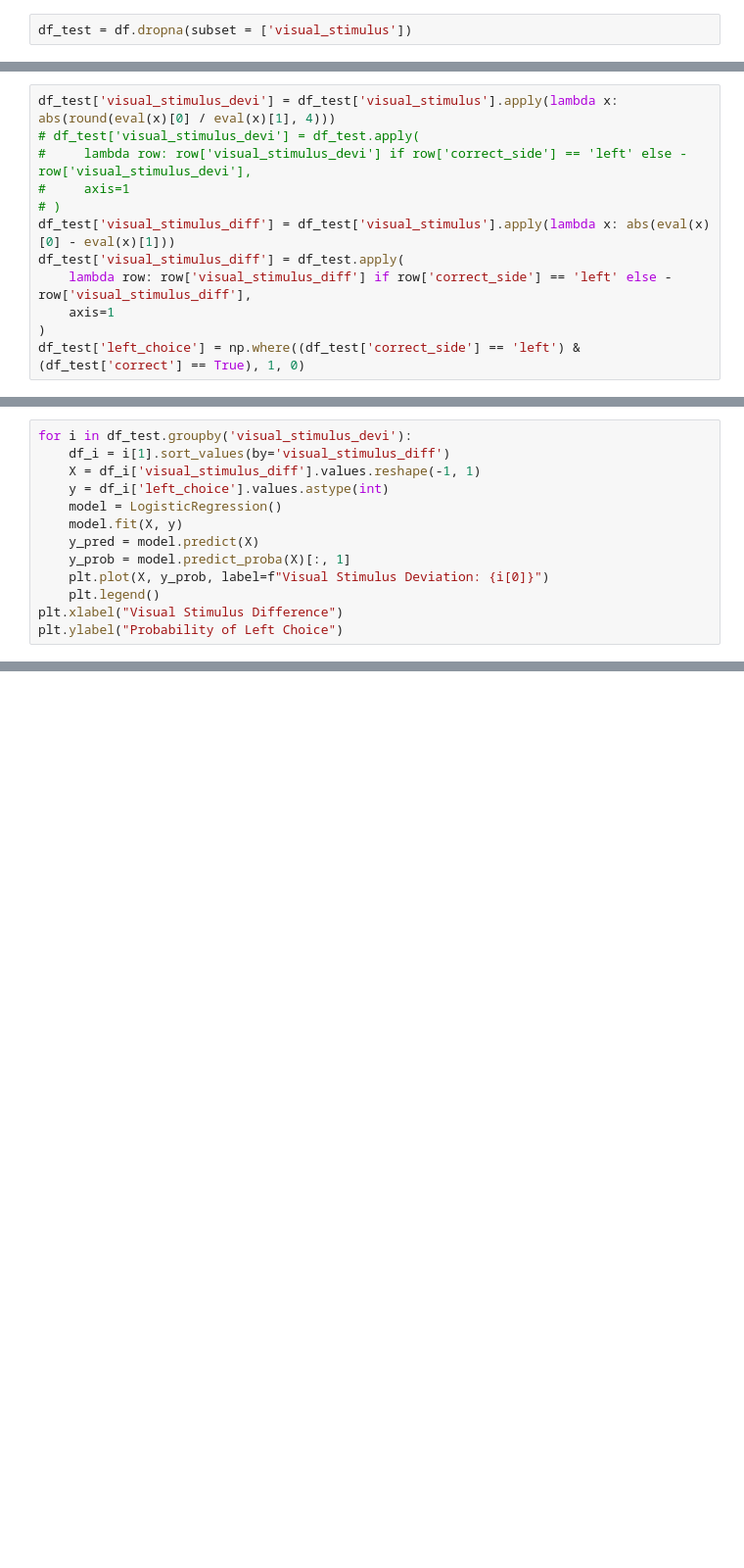
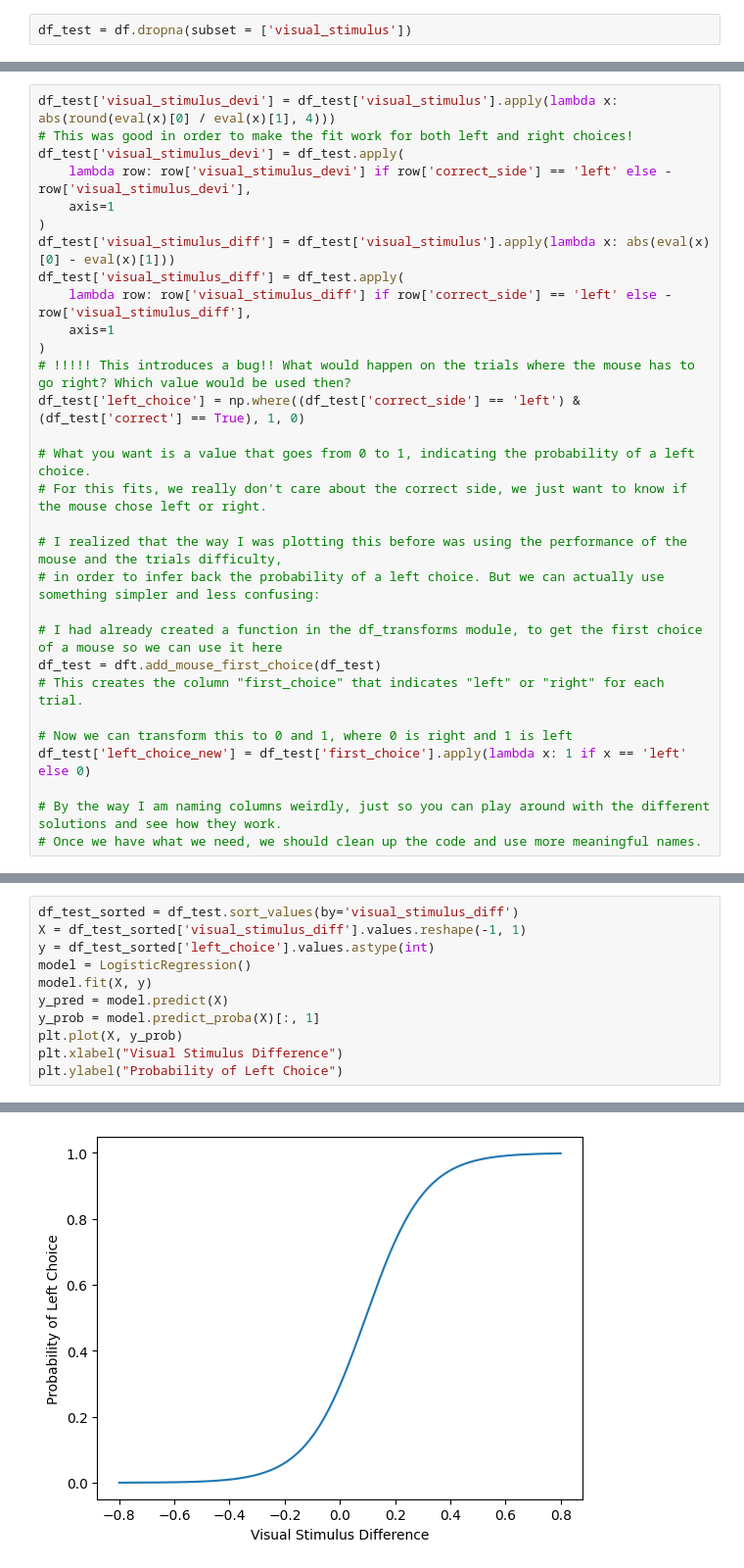
Before and after one commit to LearningCircuitsLab/lecilab-behavior-analysis, a Jupyter notebook: lecilab_behavior_analysis/plot_testing.ipynb, the cells around one changed output, grey strips where cells are left out. Shown at 98% size. Drawn from its saved outputs; the diff is of its cells as text; blank space fills up the shorter version.

```diff
--- a/lecilab_behavior_analysis/plot_testing.ipynb
+++ b/lecilab_behavior_analysis/plot_testing.ipynb
@@ -107,12 +112,30 @@ df_test = df.dropna(subset = ['visual_stimulus'])
 # %%
 df_test['visual_stimulus_devi'] = df_test['visual_stimulus'].apply(lambda x: abs(round(eval(x)[0] / eval(x)[1], 4)))
-# df_test['visual_stimulus_devi'] = df_test.apply(
-#     lambda row: row['visual_stimulus_devi'] if row['correct_side'] == 'left' else -row['visual_stimulus_devi'],
-#     axis=1
-# )
+# This was good in order to make the fit work for both left and right choices!
+df_test['visual_stimulus_devi'] = df_test.apply(
+    lambda row: row['visual_stimulus_devi'] if row['correct_side'] == 'left' else -row['visual_stimulus_devi'],
+    axis=1
+)
 df_test['visual_stimulus_diff'] = df_test['visual_stimulus'].apply(lambda x: abs(eval(x)[0] - eval(x)[1]))
 df_test['visual_stimulus_diff'] = df_test.apply(
     lambda row: row['visual_stimulus_diff'] if row['correct_side'] == 'left' else -row['visual_stimulus_diff'],
     axis=1
 )
+# !!!!! This introduces a bug!! What would happen on the trials where the mouse has to go right? Which value would be used then?
 df_test['left_choice'] = np.where((df_test['correct_side'] == 'left') & (df_test['correct'] == True), 1, 0)
+
+# What you want is a value that goes from 0 to 1, indicating the probability of a left choice.
+# For this fits, we really don't care about the correct side, we just want to know if the mouse chose left or right.
+
+# I realized that the way I was plotting this before was using the performance of the mouse and the trials difficulty,
+# in order to infer back the probability of a left choice. But we can actually use something simpler and less confusing:
+
+# I had already created a function in the df_transforms module, to get the first choice of a mouse so we can use it here
+df_test = dft.add_mouse_first_choice(df_test)
+# This creates the column "first_choice" that indicates "left" or "right" for each trial.
+
+# Now we can transform this to 0 and 1, where 0 is right and 1 is left
+df_test['left_choice_new'] = df_test['first_choice'].apply(lambda x: 1 if x == 'left' else 0)
+
+# By the way I am naming columns weirdly, just so you can play around with the different solutions and see how they work.
+# Once we have what we need, we should clean up the code and use more meaningful names.
@@ -153,14 +142,12 @@ Text(0, 0.5, 'Probability of Left Choice')
 # %%
-for i in df_test.groupby('visual_stimulus_devi'):
-    df_i = i[1].sort_values(by='visual_stimulus_diff')
-    X = df_i['visual_stimulus_diff'].values.reshape(-1, 1)
-    y = df_i['left_choice'].values.astype(int)
-    model = LogisticRegression()
-    model.fit(X, y)
-    y_pred = model.predict(X)
-    y_prob = model.predict_proba(X)[:, 1]
-    plt.plot(X, y_prob, label=f"Visual Stimulus Deviation: {i[0]}")
-    plt.legend()
+df_test_sorted = df_test.sort_values(by='visual_stimulus_diff')
+X = df_test_sorted['visual_stimulus_diff'].values.reshape(-1, 1)
+y = df_test_sorted['left_choice'].values.astype(int)
+model = LogisticRegression()
+model.fit(X, y)
+y_pred = model.predict(X)
+y_prob = model.predict_proba(X)[:, 1]
+plt.plot(X, y_prob)
 plt.xlabel("Visual Stimulus Difference")
 plt.ylabel("Probability of Left Choice")
 # %% [output]
@@ -167,0 +155 @@ ModuleNotFoundError: No module named 'sklearn'
+[figure, added]
```
Also changed, not shown: parts of 9 cells of this notebook.
